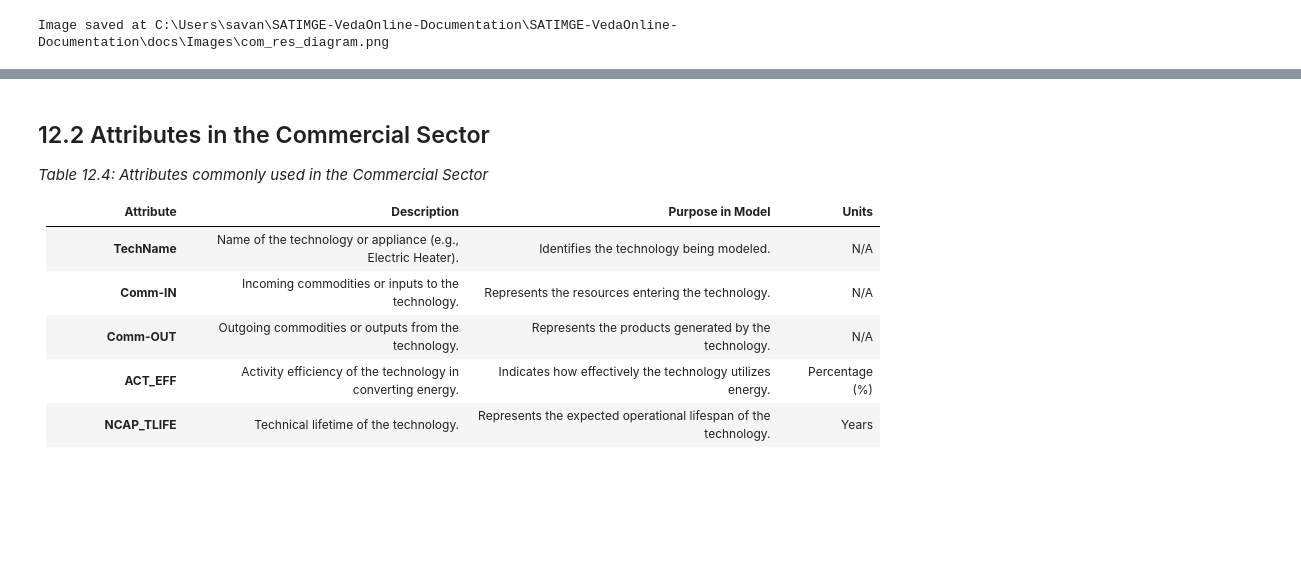
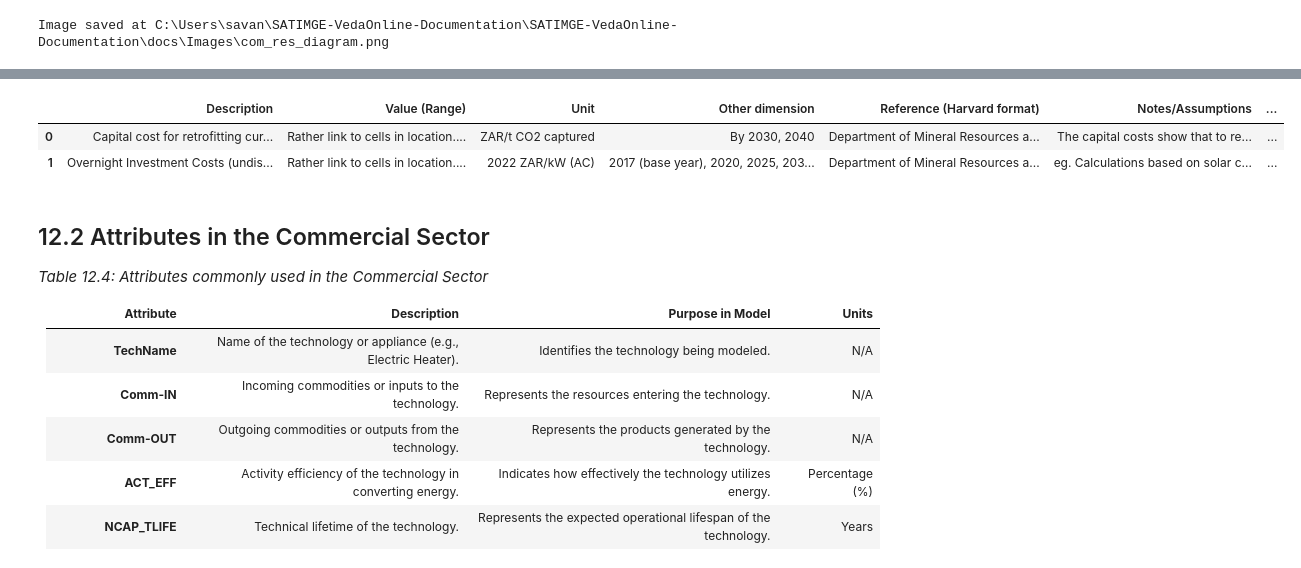
Before and after one commit to SavanhaJadedk/SATIMGE-VedaOnline-Documentation, a Jupyter notebook: docs/12VOCom.ipynb, the cells around one changed output, grey strips where cells are left out. Cells and saved outputs as stored; diff of their text form; code cells hidden in the pictures; blank space fills up the shorter version.

Commit message:
com RES and Key ref table extraction, contents

```diff
--- a/docs/12VOCom.ipynb
+++ b/docs/12VOCom.ipynb
@@ -144,3 +119,45 @@ The following diagram represents the RES equipment configuration for the commerc
+# %%
+import openpyxl
+import pandas as pd
+from IPython.display import display
+
+# Path to your workbook
+workbook_path = r"Resources\Standardised Workbook Template_References.xlsx"
+
+# Load the workbook and select the sheet
+wb = openpyxl.load_workbook(workbook_path, data_only=True)
+sheet = wb['References']  # Access the 'References' sheet
+
+# Access the table by its name
+table = sheet.tables['References_1']
+
+# Get the range of the table (this will dynamically adjust if rows or columns are added)
+table_range = table.ref  # This gives the table's range, e.g., 'A1:D10'
+
+# Extract the data from the table range
+data = []
+for row in sheet[table_range]:
+    data_row = [cell.value for cell in row]
+    data.append(data_row)
+
+# The first row is the header
+headers = data[0]
+
+# The remaining rows are the data
+data_without_headers = data[1:]
+
+# Convert the data into a pandas DataFrame, using the first row as column headers
+df = pd.DataFrame(data_without_headers, columns=headers)
+
+# Apply left alignment to the entire DataFrame
+df_style = df.style.set_properties(**{'text-align': 'left'})
+
+# Display the DataFrame as a table in Jupyter
+display(df_style)
+# %% [output]
+|  | Description | Value (Range) | Unit | Other dimension | Reference (Harvard format) | Notes/Assumptions | ... |
+| 0 | Capital cost for retrofitting cur... | Rather link to cells in location.... | ZAR/t CO2 captured | By 2030, 2040 | Department of Mineral Resources a... | The capital costs show that to re... | ... |
+| 1 | Overnight Investment Costs (undis... | Rather link to cells in location.... | 2022 ZAR/kW (AC) | 2017 (base year), 2020, 2025, 203... | Department of Mineral Resources a... | eg. Calculations based on solar c... | ... |
 # %% [markdown]
 ## 12.2 Attributes in the Commercial Sector
 *Table 12.4: Attributes commonly used in the Commercial Sector*
```
Also changed, not shown: parts of 4 cells of this notebook, 4 other files.
